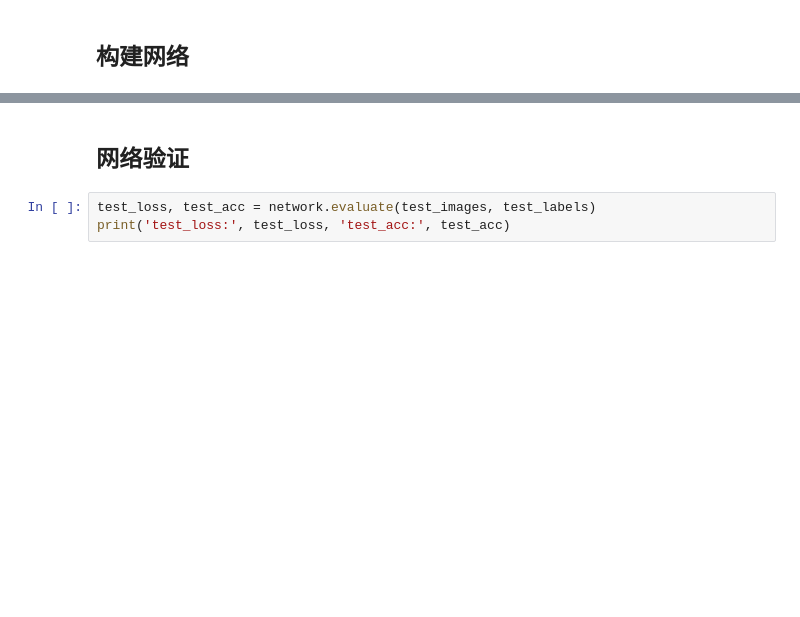
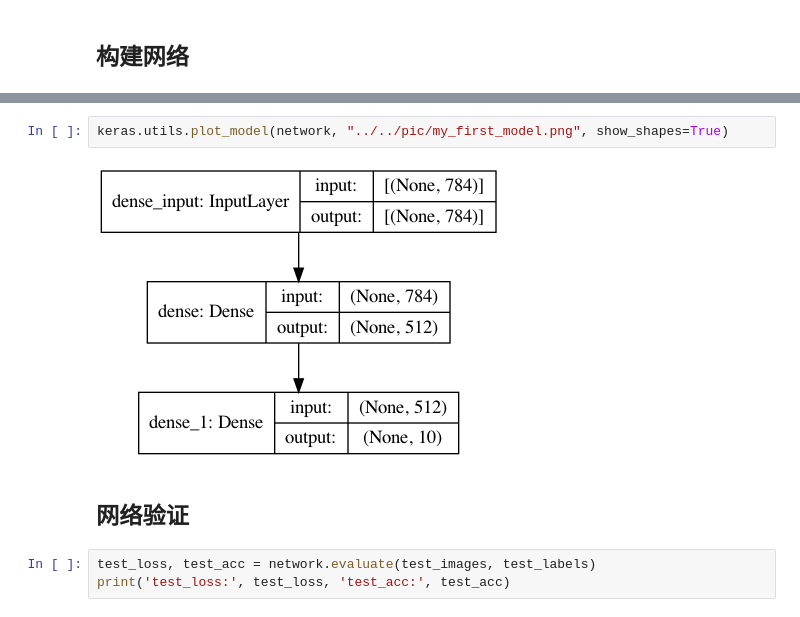
Before and after one commit to prucehuang/machine-learning-introduction, a Jupyter notebook: scripts/deep-learning/quickly_start_keras.ipynb, the cells around one changed output, grey strips where cells are left out. Saved outputs shown, nothing was run; the diff lists cells and outputs as text; blank space fills up the shorter version.

```diff
--- a/scripts/deep-learning/quickly_start_keras.ipynb
+++ b/scripts/deep-learning/quickly_start_keras.ipynb
@@ -146,3 +164,7 @@ Epoch 20/20
+# %%
+keras.utils.plot_model(network, "../../pic/my_first_model.png", show_shapes=True)
+# %% [output]
+[figure, added]
 # %% [markdown]
 ## 网络验证
 # %%
```
Also changed, not shown: parts of 7 cells of this notebook, 11 other files.
